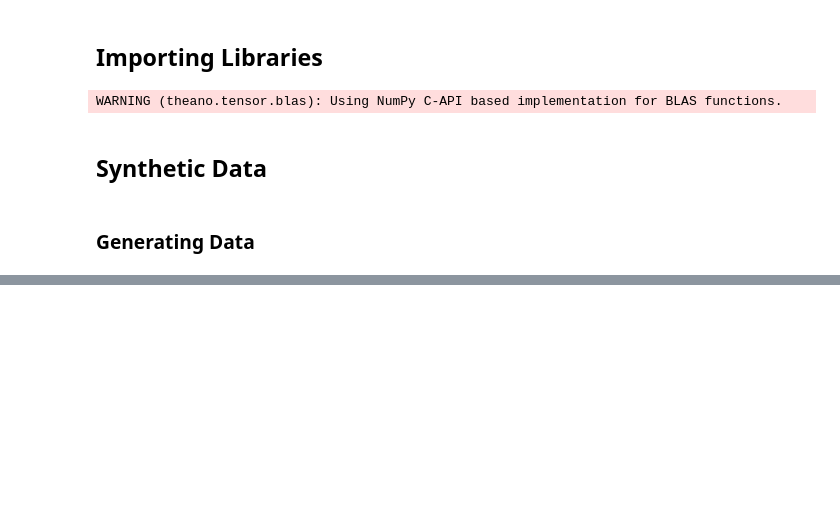
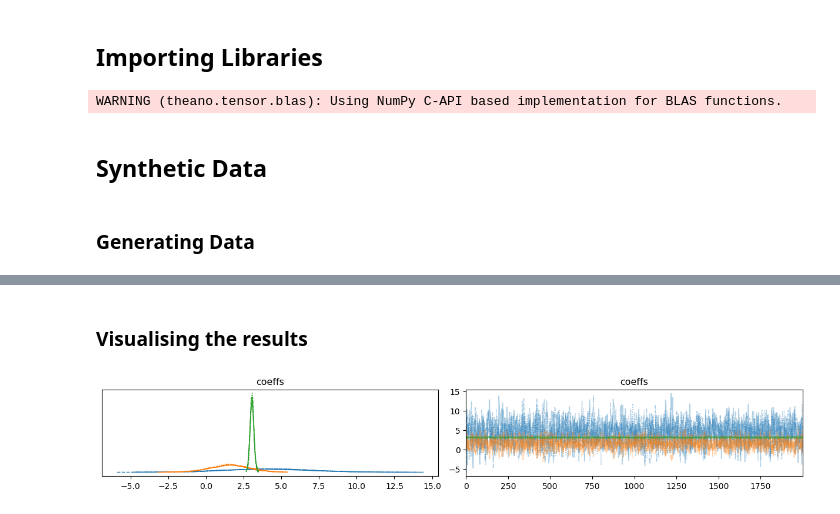
Before and after one commit to AhmadHassan71/statistical-modeling-using-pymc3, a Jupyter notebook: Workshops/Workshop8/Workshop8.ipynb, the cells around one changed output, grey strips where cells are left out. Drawn from its saved outputs; the diff is of its cells as text; code cells hidden in the pictures; blank space fills up the shorter version.

Commit message:
Finished Quadratic Synthetic Model

```diff
--- a/Workshops/Workshop8/Workshop8.ipynb
+++ b/Workshops/Workshop8/Workshop8.ipynb
@@ -27,0 +32,12 @@ y= 3*X**2 +2*X + 5 + np.random.normal(scale=10,size=n_samples)
+# %%
+degree = 2
+
+with pm.Model() as model:
+
+    coeffs= pm.Normal('coeffs', mu=0, sd=10, shape=degree+1)
+
+    y_pred=pm.math.dot(coeffs,np.vander(X,degree+1, increasing=True).T)
+
+    likelihood= pm.Normal('y_obs', mu= y_pred, sd=10, observed=y)
+
+    trace= pm.sample(2000, tune=1000)
@@ -27,0 +53,7 @@ y= 3*X**2 +2*X + 5 + np.random.normal(scale=10,size=n_samples)
+# %% [markdown]
+### Visualising the results
+# %%
+pm.traceplot(trace)
+plt.show()
+# %% [output]
+[figure, added]
```
Also changed, not shown: parts of 5 cells of this notebook.
